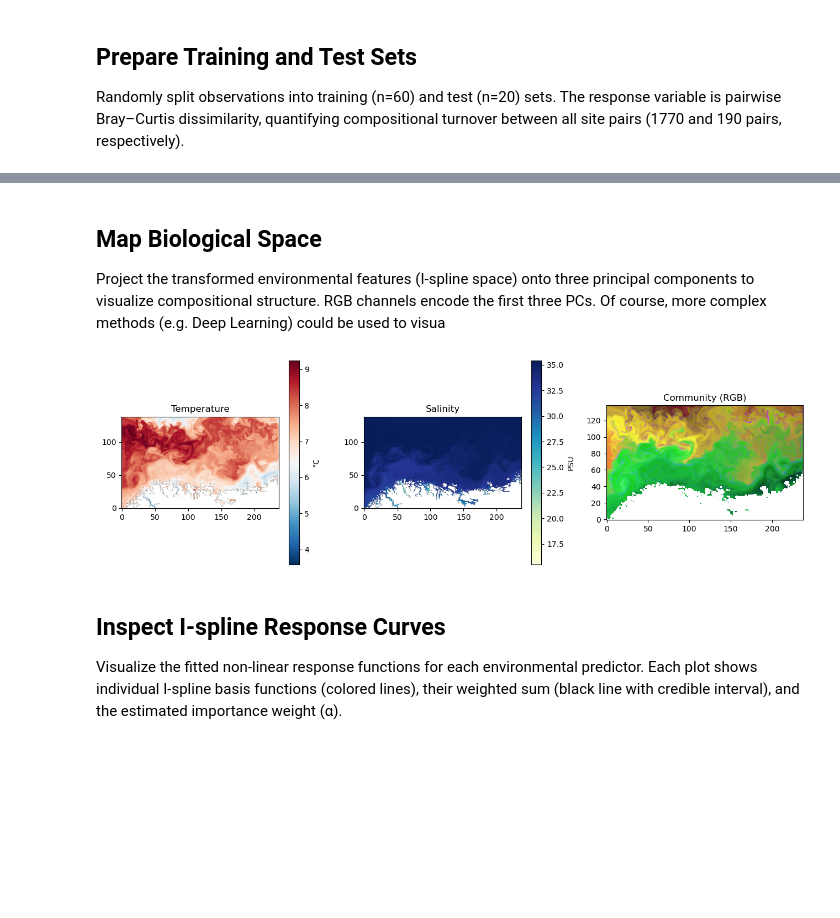
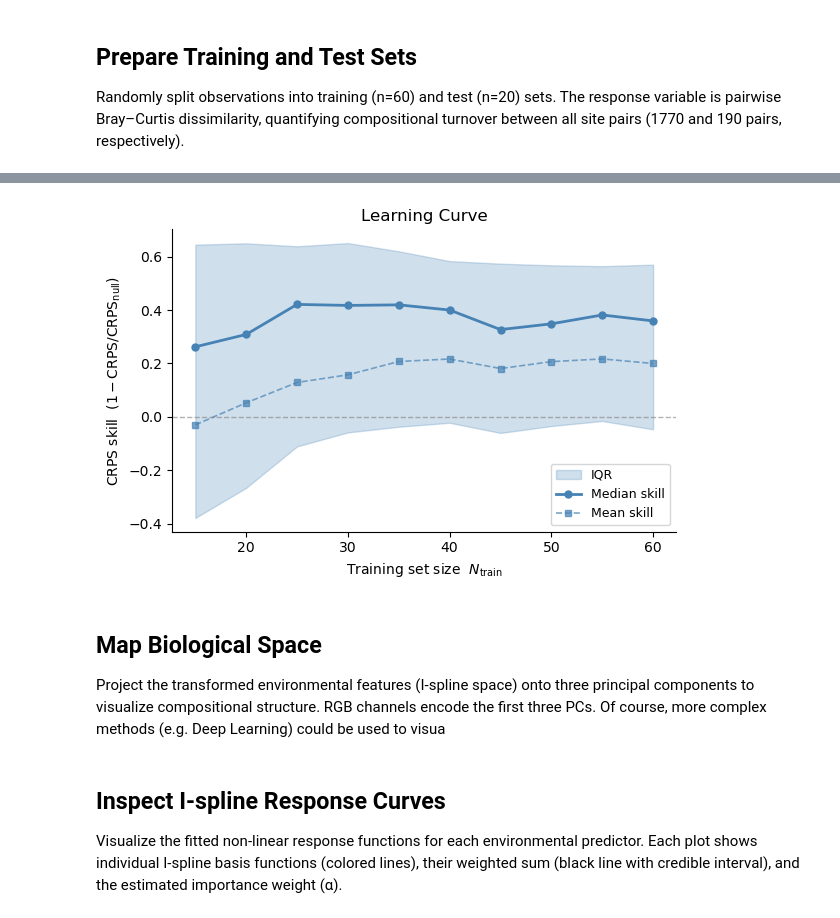
Before and after one commit to butterman0/bayesian-hierarchical-beta-diversity-modelling, a Jupyter notebook: demo.ipynb, the cells around one changed output, grey strips where cells are left out. Drawn from its saved outputs; the diff is of its cells as text; code cells hidden in the pictures; blank space fills up the shorter version.

```diff
--- a/demo.ipynb
+++ b/demo.ipynb
@@ -32,17 +34,30 @@ Response/Target:
 # %%
-data = np.load("demo_data/day105.npz", allow_pickle=True)
+data = np.load("demo_data/day105_publication.npz", allow_pickle=True)
 
 xc, yc       = data["xc"].astype(float), data["yc"].astype(float)
+time_idx     = int(data["time_idx"][0])
+
+# TR (time-resolved) predictors
 temperature  = data["temperature"].astype(float)
 salinity     = data["salinity"].astype(float)
 vorticity    = data["vorticity"].astype(float)
+
+# TA (time-averaged) predictors
+temperature_ta = data["temperature_ta"].astype(float)
+salinity_ta    = data["salinity_ta"].astype(float)
+vorticity_ta   = data["vorticity_ta"].astype(float)
+
 biomass      = data["biomass"].astype(float)
+conn_matrix  = data["connectivity_matrix"].astype(float)  # (80, 80), symmetric, in seconds
 
 grid_xc, grid_yc           = data["grid_xc"].astype(float), data["grid_yc"].astype(float)
 grid_temperature            = data["grid_temperature"].astype(float)
 grid_salinity               = data["grid_salinity"].astype(float)
 grid_vorticity              = data["grid_vorticity"].astype(float)
 ny_g, nx_g = grid_xc.shape
+
+print(f"Sites: {len(xc)}, time_idx: {time_idx}")
+print(f"Connectivity matrix: {conn_matrix.shape}, range [{conn_matrix.min():.0f}s, {conn_matrix.max():.0f}s]")
 # %% [markdown]
 ## Prepare Training and Test Sets
 
@@ -162,3 +298,26 @@ Saving idata
+# %%
+# Sweep Ntrain from 15 to 60 in steps of 5 using the same fixed test set.
+# Each replicate uses a fast sampler config to keep runtime manageable.
+train_sizes = list(range(15, 65, 5))   # [15, 20, 25, 30, 35, 40, 45, 50, 55, 60]
+
+biomass_train = biomass[train_idx]     # (60, n_species)
+
+lc_results = run_learning_curve(
+    X_train_full       = X_train,
+    biomass_train_full = biomass_train,
+    X_test             = X_test,
+    y_test             = y_test,
+    train_sizes        = train_sizes,
+    model_kwargs       = {"distance_measure": "euclidean", "alpha_importance": True},
+    sampler_config     = {"draws": 200, "tune": 200, "chains": 2, "target_accept": 0.95},
+    random_seed        = 42,
+)
+print(lc_results[["train_size", "median_skill", "mean_skill"]].to_string(index=False))
+# %%
+fig, ax = plot_learning_curve(lc_results, figsize=(6, 4))
+plt.show()
+# %% [output]
+[figure, added]
 # %% [markdown]
 ## Map Biological Space
 
@@ -171,8 +330,8 @@ X_grid = pd.DataFrame({
     "temperature": grid_temperature.ravel(), "salinity": grid_salinity.ravel(), "vorticity": grid_vorticity.ravel(),
 }, index=grid_index)
 
-# Project transformed features to RGB space via PCA
-rgb_img = model.rgb_biological_space(X_grid, add_idata=False).values[0]
+# Project transformed features to RGB space via PCA (Model A)
+rgb_img = model_A.rgb_biological_space(X_grid, add_idata=False).values[0]
 
 # Align coordinate system with environmental grids
 rgb_img = np.swapaxes(rgb_img, 0, 1)
@@ -183,11 +342,9 @@ im0 = axes[0].imshow(grid_temperature, origin="lower", cmap="RdBu_r")
 plt.colorbar(im0, ax=axes[0], label="°C"); axes[0].set_title("Temperature")
 im1 = axes[1].imshow(grid_salinity, origin="lower", cmap="YlGnBu")
 plt.colorbar(im1, ax=axes[1], label="PSU"); axes[1].set_title("Salinity")
-axes[2].imshow(rgb_img, origin="lower"); axes[2].set_title("Community (RGB)")
+axes[2].imshow(rgb_img, origin="lower"); axes[2].set_title("Community (RGB) — Model A")
 plt.tight_layout()
 plt.show()
-# %% [output]
-[figure, removed]
 # %% [markdown]
 ## Inspect I-spline Response Curves
 
```
Also changed, not shown: parts of 27 cells of this notebook, 3 other files.
